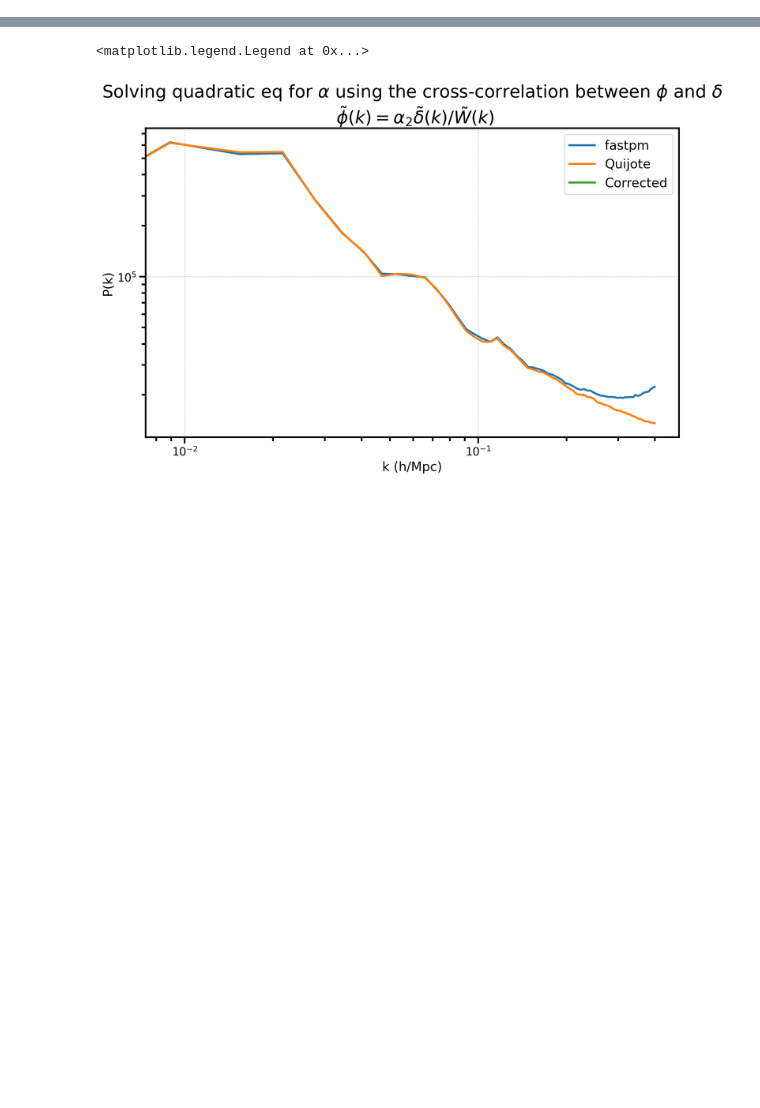
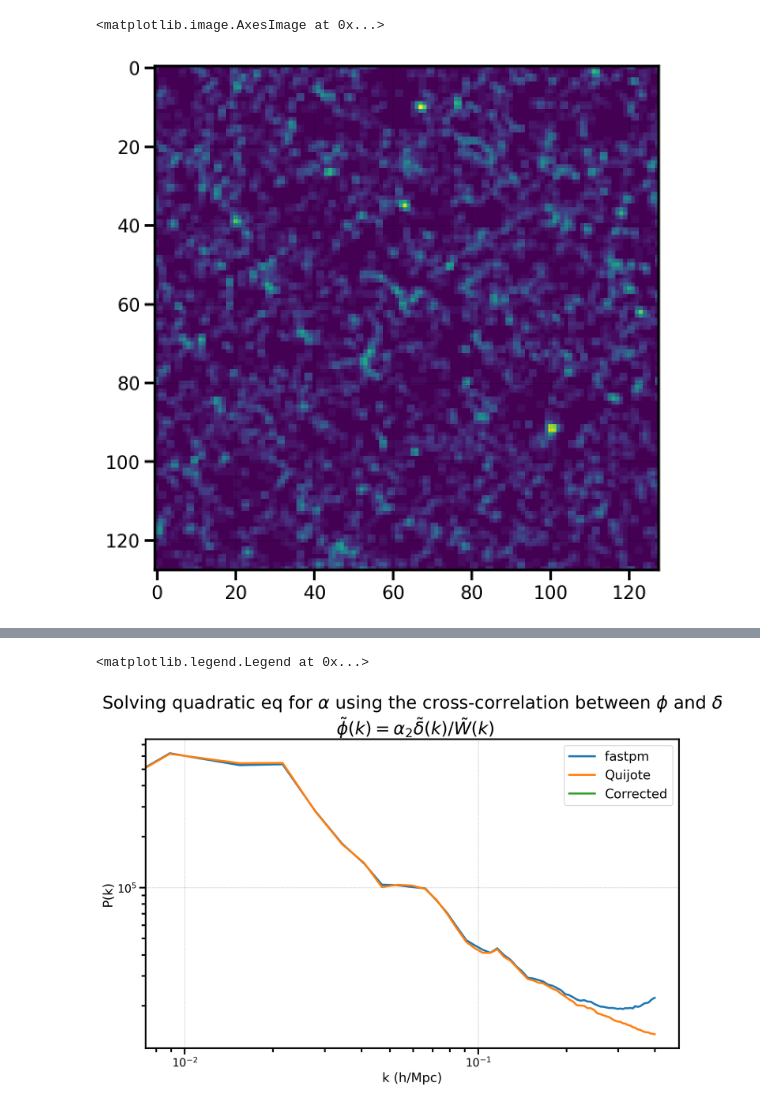
Before and after one commit to anirbanbairagi/Power-Spectrum-Change-Under-Gradient-Perturbation, a Jupyter notebook: shot-noise.ipynb, the cells around one changed output, grey strips where cells are left out. Drawn from its saved outputs; the diff is of its cells as text; code cells hidden in the pictures; blank space fills up the shorter version.

```diff
--- a/shot-noise.ipynb
+++ b/shot-noise.ipynb
@@ -41,3 +50,8 @@ Pk0_target = r.power
+# %%
+plt.imshow(delta_[0])
+# %% [output]
+<matplotlib.image.AxesImage at 0x...>
+[figure, added]
 # %%
 delta_=get_delta(pos=pos, grid=grid, W=0, mass=1, BoxSize=1000.0, MAS='CIC', verbose=True)
 k_, Pk0_, _, _ = compute_Pk(delta_, BoxSize=1000.0, MAS='CIC', axis=0, verbose=True)
```
Also changed, not shown: parts of 6 cells of this notebook, 2 other files.
